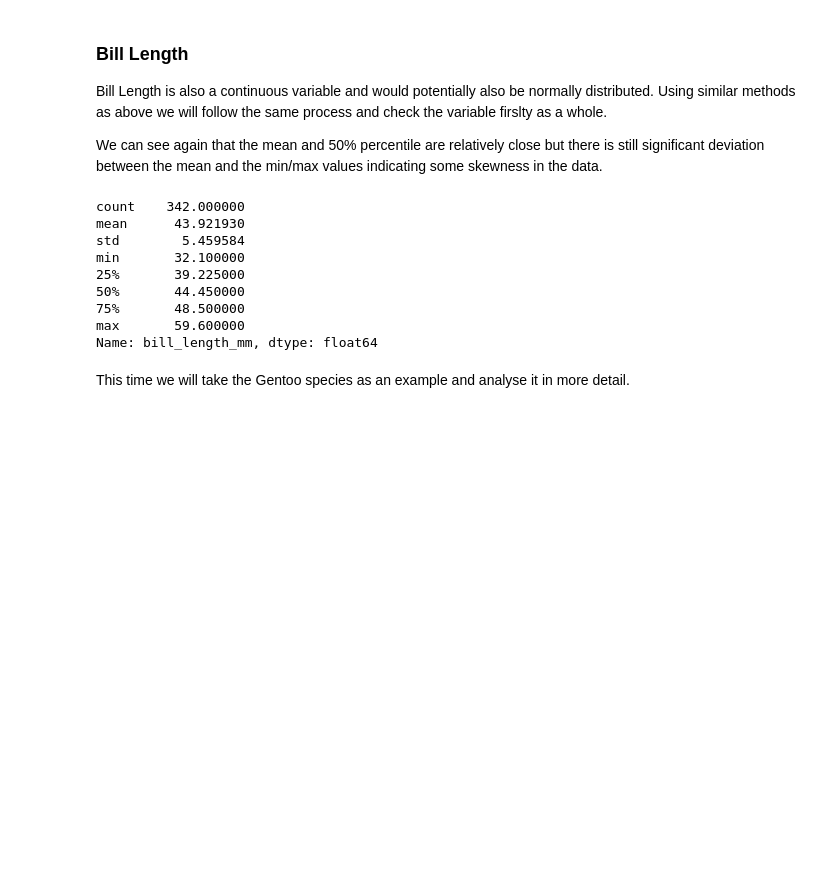
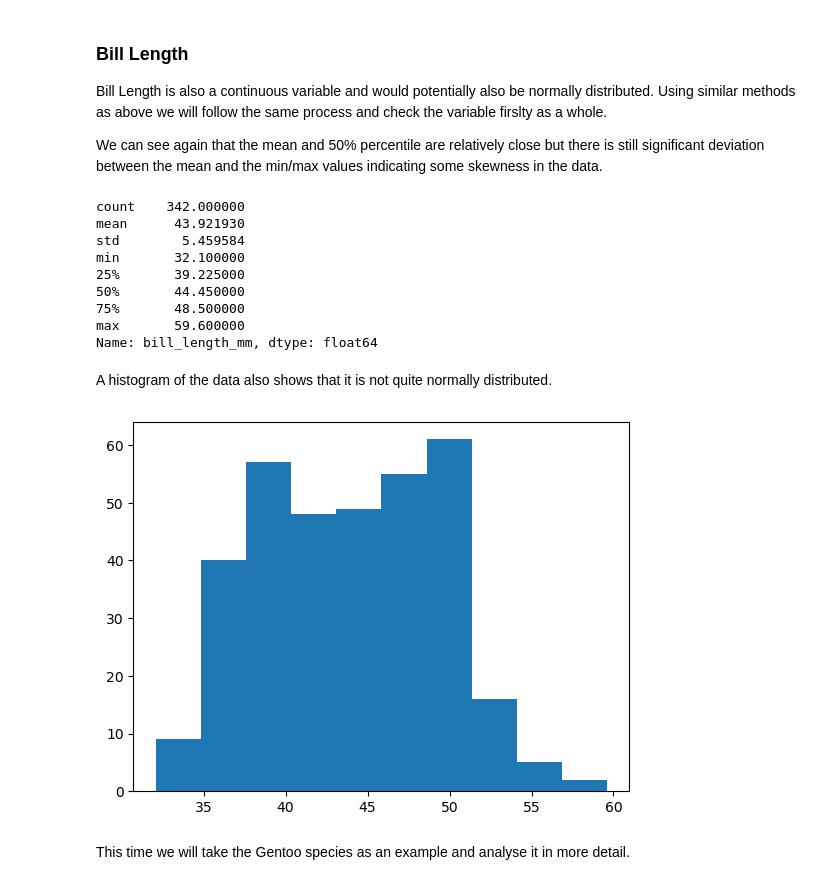
Before and after one commit to PeeBs68/fund_da, a Jupyter notebook: tasks.ipynb, the cells around one changed output. Drawn from its saved outputs; the diff is of its cells as text; code cells hidden in the pictures; blank space fills up the shorter version.

```diff
--- a/tasks.ipynb
+++ b/tasks.ipynb
@@ -414,6 +426,12 @@ min       32.100000
 75%       48.500000
 max       59.600000
 Name: bill_length_mm, dtype: float64
+# %% [markdown]
+A histogram of the data also shows that it is not quite normally distributed.
+# %%
+plt.hist(df['bill_length_mm']);
+# %% [output]
+[figure, added]
 # %% [markdown]
 This time we will take the Gentoo species as an example and analyse it in more detail.
 # %%
```
Also changed, not shown: parts of 12 cells of this notebook.
